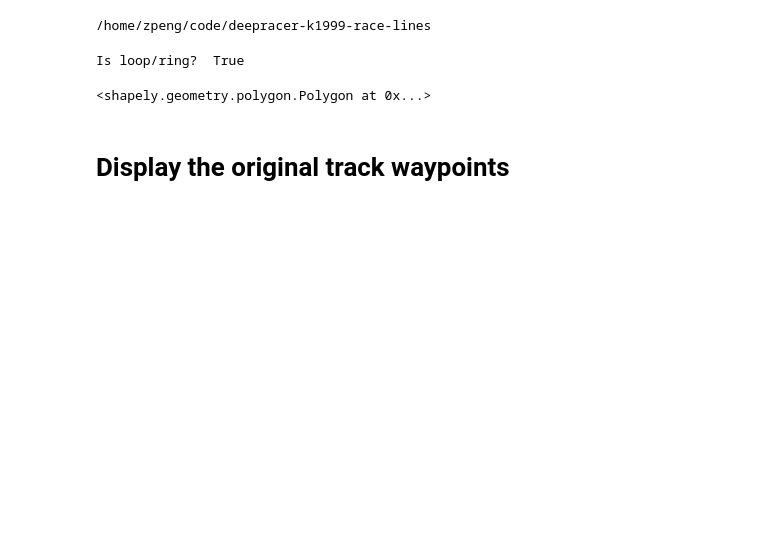
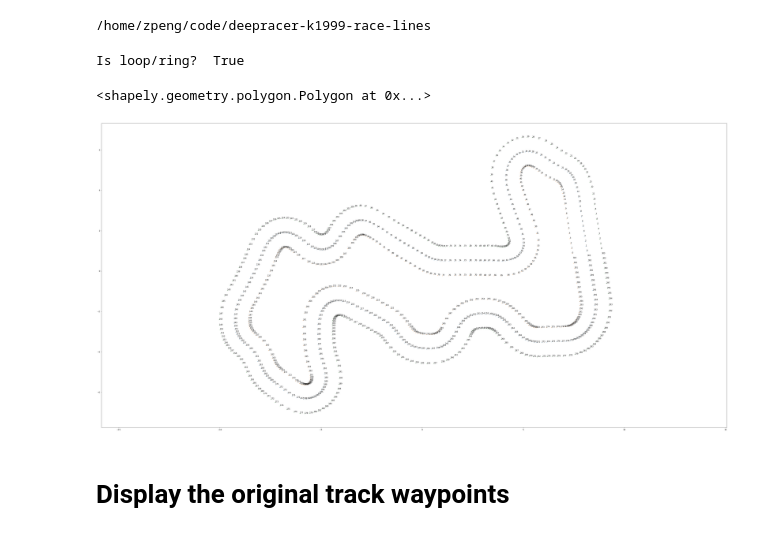
Before and after one commit to zhenghongpeng/deepracer-k1999-race-lines, a Jupyter notebook: Race-Line-Calculation.ipynb, the cells around one changed output. Drawn from its saved outputs; the diff is of its cells as text; code cells hidden in the pictures; blank space fills up the shorter version.

```diff
--- a/Race-Line-Calculation.ipynb
+++ b/Race-Line-Calculation.ipynb
@@ -40,5 +40,11 @@ available_track_names
 !pwd
 # %% [output]
 /home/zpeng/code/deepracer-k1999-race-lines
+# %%
+
+def plot_points(ax, points):
+    ax.scatter(points[:-1,0], points[:-1,1], s=1)
+    for i,p in enumerate(points):
+        ax.annotate(i, (p[0], p[1]))
 # %%
 # Replace the name here with the track to analyze
@@ -60,6 +66,17 @@ road_poly
 # %% [output]
 Is loop/ring?  True
 <shapely.geometry.polygon.Polygon at 0x...>
+# %%
+
+# Plot the results
+fig, ax = plt.subplots(figsize=(60,30))
+plot_points(ax, waypoints[:-1,0:2])
+plot_points(ax, waypoints[:-1,2:4])
+plot_points(ax, waypoints[:-1,4:6])
+ax.axis('equal')
+plt.show()
+# %% [output]
+[figure, added]
 # %% [markdown]
 # Display the original track waypoints
 # %%
```
Also changed, not shown: parts of 12 cells of this notebook, 19 other files.
